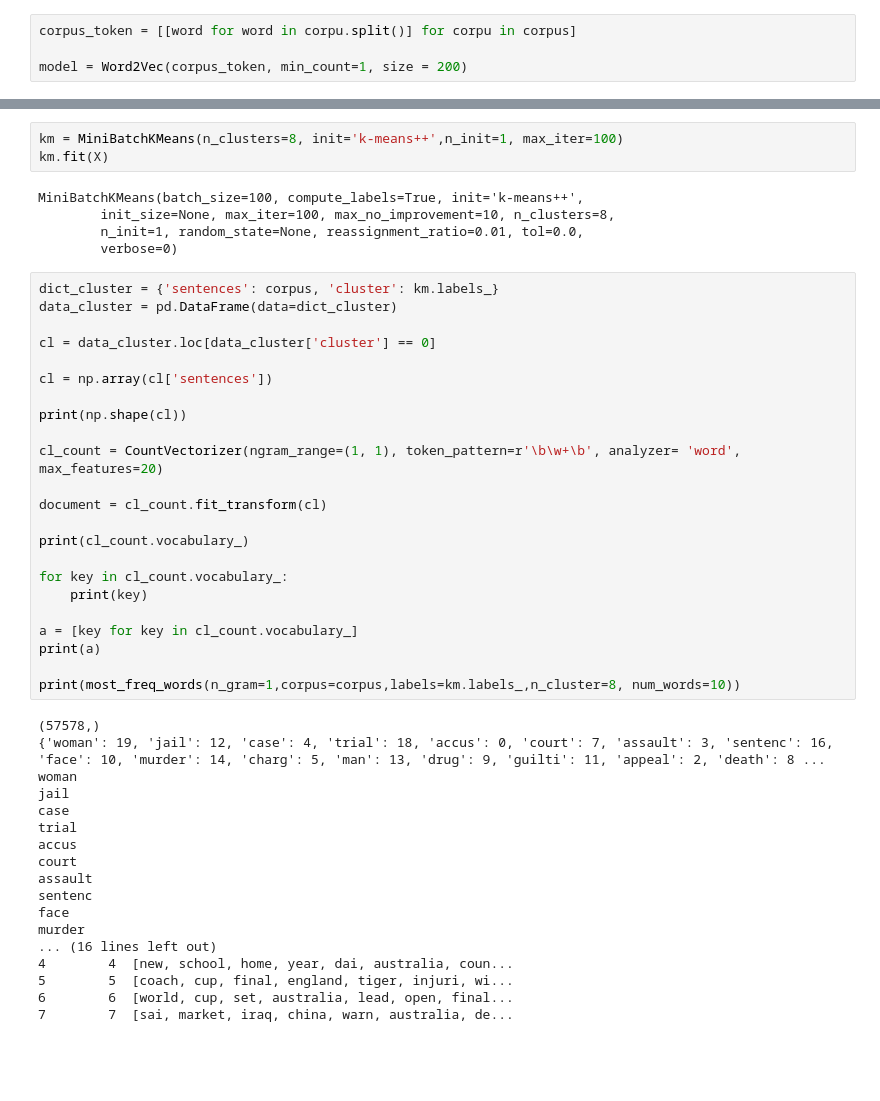
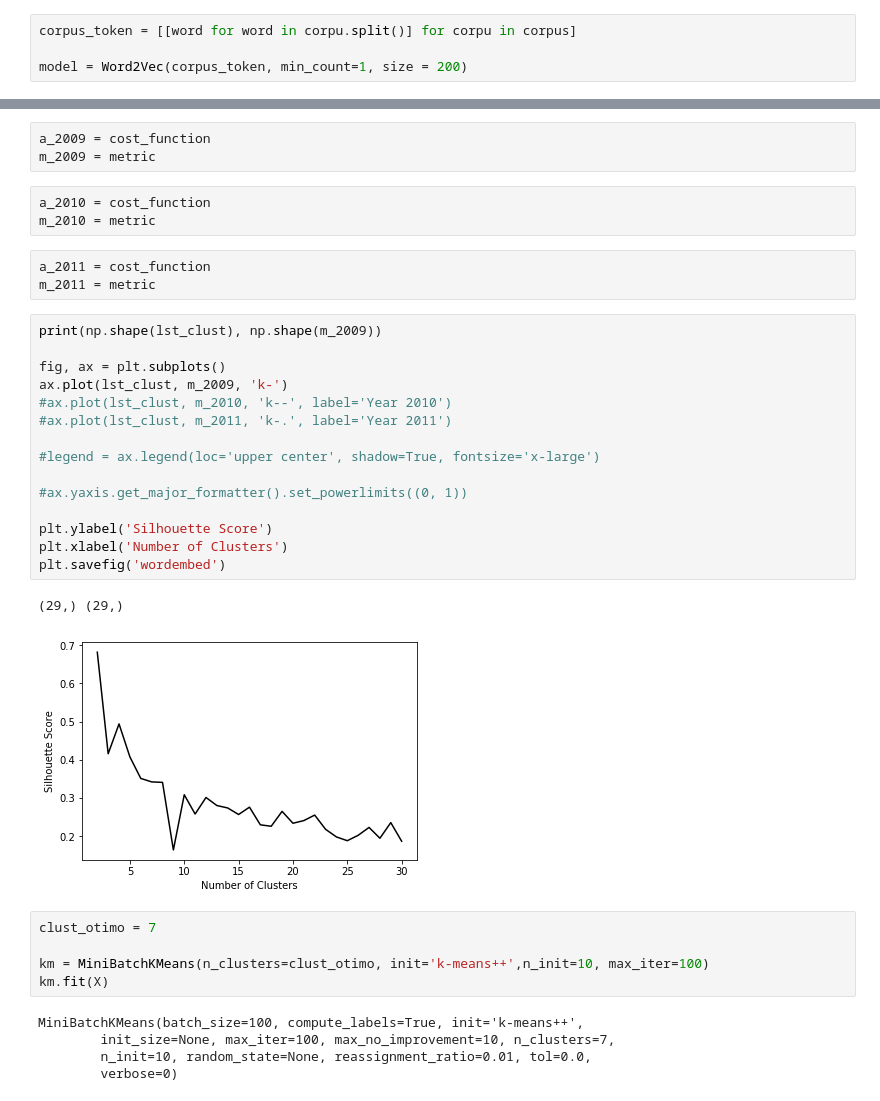
Before and after one commit to osvaldoxdjr/machine-learning-mo444-ic, a Jupyter notebook: Assingment #3/2018s1-mo444-assignment-03/news_unsup.ipynb, the cells around one changed output, grey strips where cells are left out. Saved outputs shown, nothing was run; the diff lists cells and outputs as text; blank space fills up the shorter version.

```diff
--- a/Assingment #3/2018s1-mo444-assignment-03/news_unsup.ipynb
+++ b/Assingment #3/2018s1-mo444-assignment-03/news_unsup.ipynb
@@ -182,49 +207,37 @@ plt.show()
+# %%
+a_2009 = cost_function
+m_2009 = metric
+# %%
+a_2010 = cost_function
+m_2010 = metric
+# %%
+a_2011 = cost_function
+m_2011 = metric
+# %%
+print(np.shape(lst_clust), np.shape(m_2009))
+
+fig, ax = plt.subplots()
+ax.plot(lst_clust, m_2009, 'k-')
+#ax.plot(lst_clust, m_2010, 'k--', label='Year 2010')
+#ax.plot(lst_clust, m_2011, 'k-.', label='Year 2011')
+
+#legend = ax.legend(loc='upper center', shadow=True, fontsize='x-large')
+
+#ax.yaxis.get_major_formatter().set_powerlimits((0, 1))
+
+plt.ylabel('Silhouette Score')
+plt.xlabel('Number of Clusters')
+plt.savefig('wordembed')
+# %% [output]
+(29,) (29,)
+[figure, added]
 # %%
-km = MiniBatchKMeans(n_clusters=8, init='k-means++',n_init=1, max_iter=100)
+clust_otimo = 7
+
+km = MiniBatchKMeans(n_clusters=clust_otimo, init='k-means++',n_init=10, max_iter=100)
 km.fit(X)
 # %% [output]
 MiniBatchKMeans(batch_size=100, compute_labels=True, init='k-means++',
-        init_size=None, max_iter=100, max_no_improvement=10, n_clusters=8,
-        n_init=1, random_state=None, reassignment_ratio=0.01, tol=0.0,
+        init_size=None, max_iter=100, max_no_improvement=10, n_clusters=7,
+        n_init=10, random_state=None, reassignment_ratio=0.01, tol=0.0,
         verbose=0)
-# %%
-dict_cluster = {'sentences': corpus, 'cluster': km.labels_}
-data_cluster = pd.DataFrame(data=dict_cluster)
-
-cl = data_cluster.loc[data_cluster['cluster'] == 0]
-
-cl = np.array(cl['sentences'])
-
-print(np.shape(cl))
-
-cl_count = CountVectorizer(ngram_range=(1, 1), token_pattern=r'\b\w+\b', analyzer= 'word', max_features=20)
-
-document = cl_count.fit_transform(cl)
-
-print(cl_count.vocabulary_)
-
-for key in cl_count.vocabulary_:
-    print(key)
-
-a = [key for key in cl_count.vocabulary_]
-print(a)
-
-print(most_freq_words(n_gram=1,corpus=corpus,labels=km.labels_,n_cluster=8, num_words=10))
-# %% [output]
-(57578,)
-{'woman': 19, 'jail': 12, 'case': 4, 'trial': 18, 'accus': 0, 'court': 7, 'assault': 3, 'sentenc': 16, 'face': 10, 'murder': 14, 'charg': 5, 'man': 13, 'drug': 9, 'guilti': 11, 'appeal': 2, 'death': 8 ...
-woman
-jail
-case
-trial
-accus
-court
-assault
-sentenc
-face
-murder
-... (16 lines left out)
-4        4  [new, school, home, year, dai, australia, coun...
-5        5  [coach, cup, final, england, tiger, injuri, wi...
-6        6  [world, cup, set, australia, lead, open, final...
-7        7  [sai, market, iraq, china, warn, australia, de...
```
Also changed, not shown: parts of 15 cells of this notebook.
